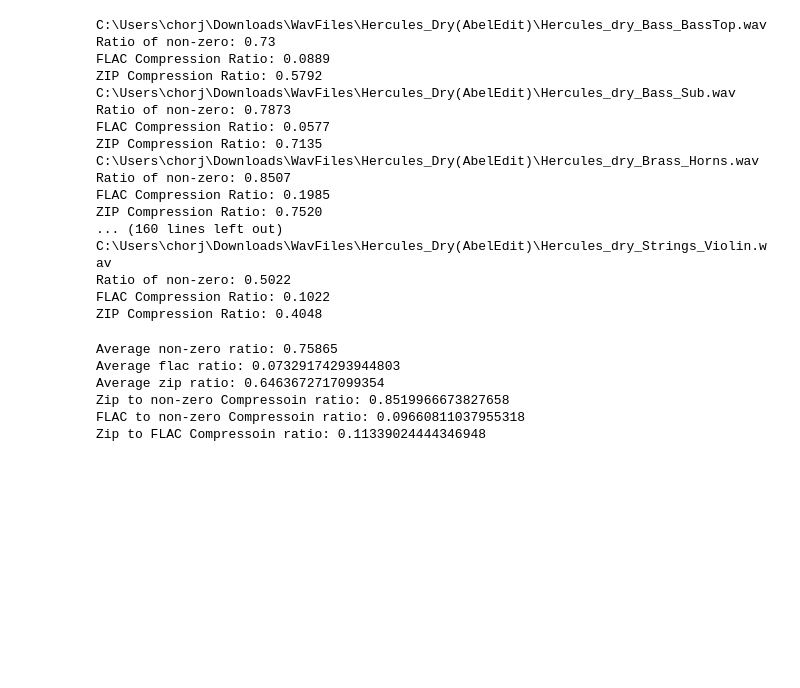
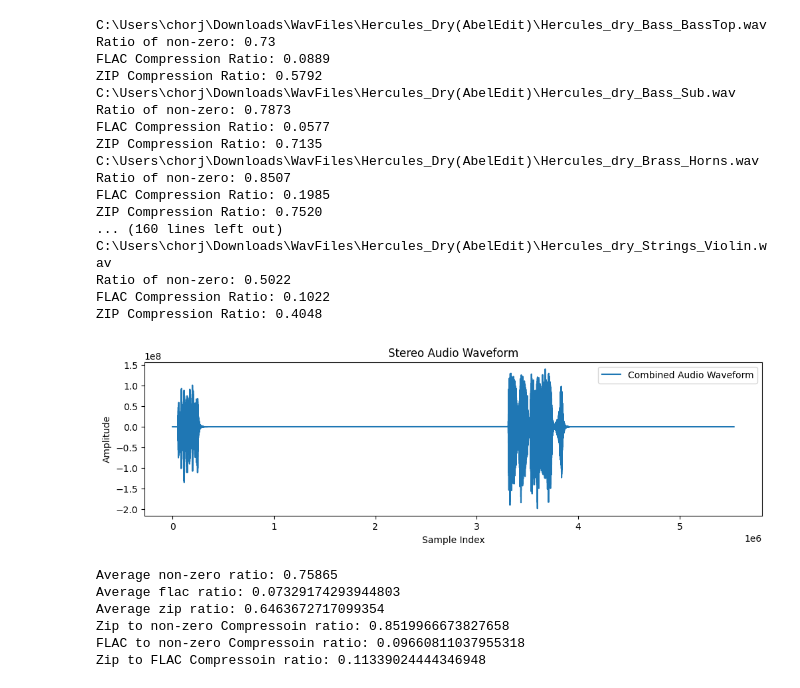
Before and after one commit to gunhee-c/Multitrack-Compress, a Jupyter notebook: Final.ipynb, the cells around one changed output. Drawn from its saved outputs; the diff is of its cells as text; code cells hidden in the pictures; blank space fills up the shorter version.

```diff
--- a/Final.ipynb
+++ b/Final.ipynb
@@ -566,6 +584,13 @@ C:\Users\chorj\Downloads\WavFiles\Hercules_Dry(AbelEdit)\Hercules_dry_Strings_Vi
 Ratio of non-zero: 0.5022
 FLAC Compression Ratio: 0.1022
 ZIP Compression Ratio: 0.4048
+# %%
+input_file1 = folder_path + '\\Hercules_dry_Brass_Trombone.wav'
+samplerate1, data1 = wavfile.read(input_file1)
+
+plot_waveform(data1, isLibrosa=False)
+# %% [output]
+[figure, added]
 # %%
 non_zero_ratio = 0
 flac_ratio = 0
```
Also changed, not shown: parts of 5 cells of this notebook, 3 other files.
